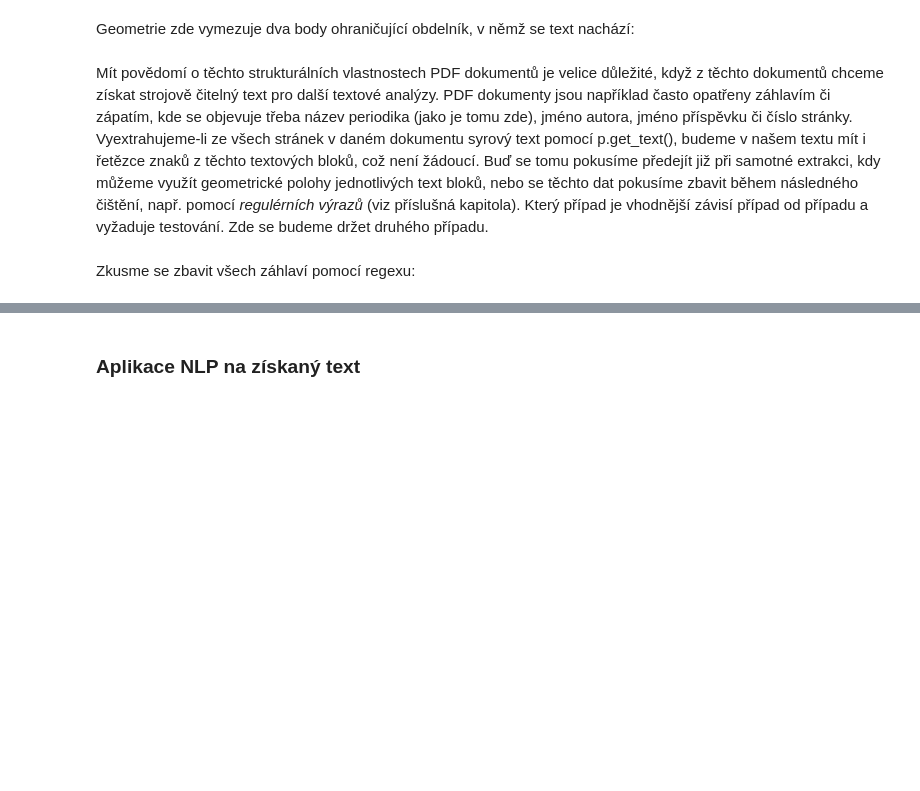
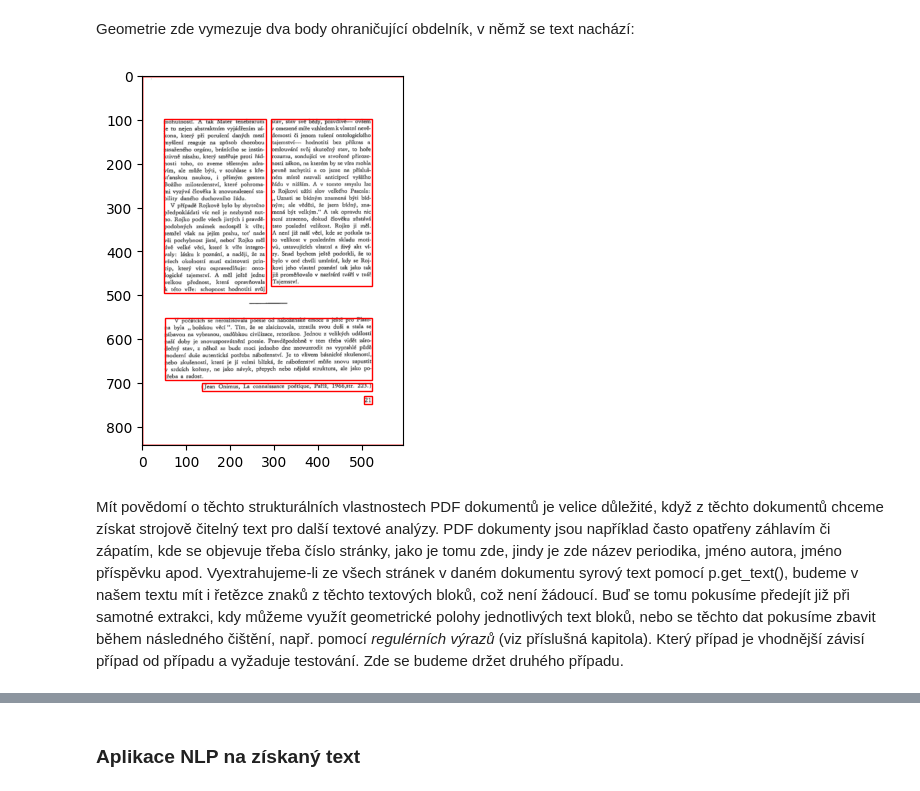
Before and after one commit to CCS-ZCU/pribehy-dat, a Jupyter notebook: scripts/pdf.ipynb, the cells around one changed output, grey strips where cells are left out. Cells and saved outputs as stored; diff of their text form; code cells hidden in the pictures; blank space fills up the shorter version.

```diff
--- a/scripts/pdf.ipynb
+++ b/scripts/pdf.ipynb
@@ -98,17 +180,19 @@ Geometrie zde vymezuje dva body ohraničující obdelník, v němž se text nach
 rect = textblocks[2][:4]
 # %%
 fig, ax = plt.subplots()
-pix = p.get_pixmap()
-np_array = np.frombuffer(pix.samples, dtype=np.uint8).reshape(pix.height, pix.width, pix.n)
 
-ax.imshow(np_array)
-patch = patches.Rectangle((rect[0], rect[1]),  # Bottom left corner
+for textblock in textblocks:
+    rect = textblock[:4]
+    ax.imshow(np_array)
+    patch = patches.Rectangle((rect[0], rect[1]),  # Bottom left corner
                           rect[2] - rect[0],  # Width
                           rect[3] - rect[1],  # Height
                           linewidth=1, edgecolor='r', facecolor='none')
-ax.add_patch(patch)
+    ax.add_patch(patch)
+# %% [output]
+[figure, added]
 # %% [markdown]
-Mít povědomí o těchto strukturálních vlastnostech PDF dokumentů je velice důležité, když z těchto dokumentů chceme získat strojově čitelný text pro další textové analýzy. PDF dokumenty jsou například často opatřeny záhlavím či zápatím, kde se objevuje třeba název periodika (jako je tomu zde), jméno autora, jméno příspěvku či číslo stránky. Vyextrahujeme-li ze všech stránek v daném dokumentu syrový text pomocí p.get_text(), budeme v našem textu mít i řetězce znaků z těchto textových bloků, což není žádoucí. Buď se tomu pokusíme předejít již při samotné extrakci, kdy můžeme využít geometrické polohy jednotlivých text bloků,  nebo se těchto dat pokusíme zbavit během následného čištění, např. pomocí *regulérních výrazů* (viz příslušná kapitola). Který případ je vhodnější závisí případ od případu a vyžaduje testování. Zde se budeme držet druhého případu.
+Mít povědomí o těchto strukturálních vlastnostech PDF dokumentů je velice důležité, když z těchto dokumentů chceme získat strojově čitelný text pro další textové analýzy. PDF dokumenty jsou například často opatřeny záhlavím či zápatím, kde se objevuje třeba číslo stránky, jako je tomu zde, jindy je zde název periodika, jméno autora, jméno příspěvku apod. Vyextrahujeme-li ze všech stránek v daném dokumentu syrový text pomocí p.get_text(), budeme v našem textu mít i řetězce znaků z těchto textových bloků, což není žádoucí. Buď se tomu pokusíme předejít již při samotné extrakci, kdy můžeme využít geometrické polohy jednotlivých text bloků,  nebo se těchto dat pokusíme zbavit během následného čištění, např. pomocí *regulérních výrazů* (viz příslušná kapitola). Který případ je vhodnější závisí případ od případu a vyžaduje testování. Zde se budeme držet druhého případu.
 # %%
 text = ""
 for p in doc:
@@ -118,2 +199,0 @@ text[5000:6000]
-# %% [markdown]
-Zkusme se zbavit všech záhlaví pomocí regexu:
```
Also changed, not shown: parts of 45 cells of this notebook, 23 other files.
